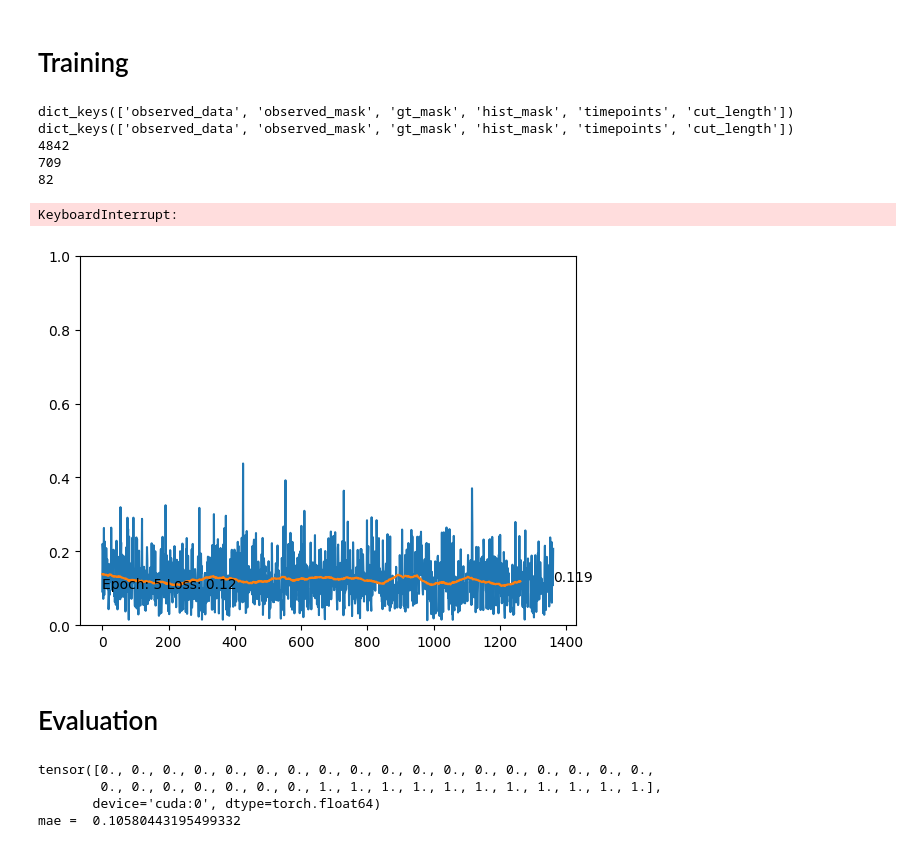
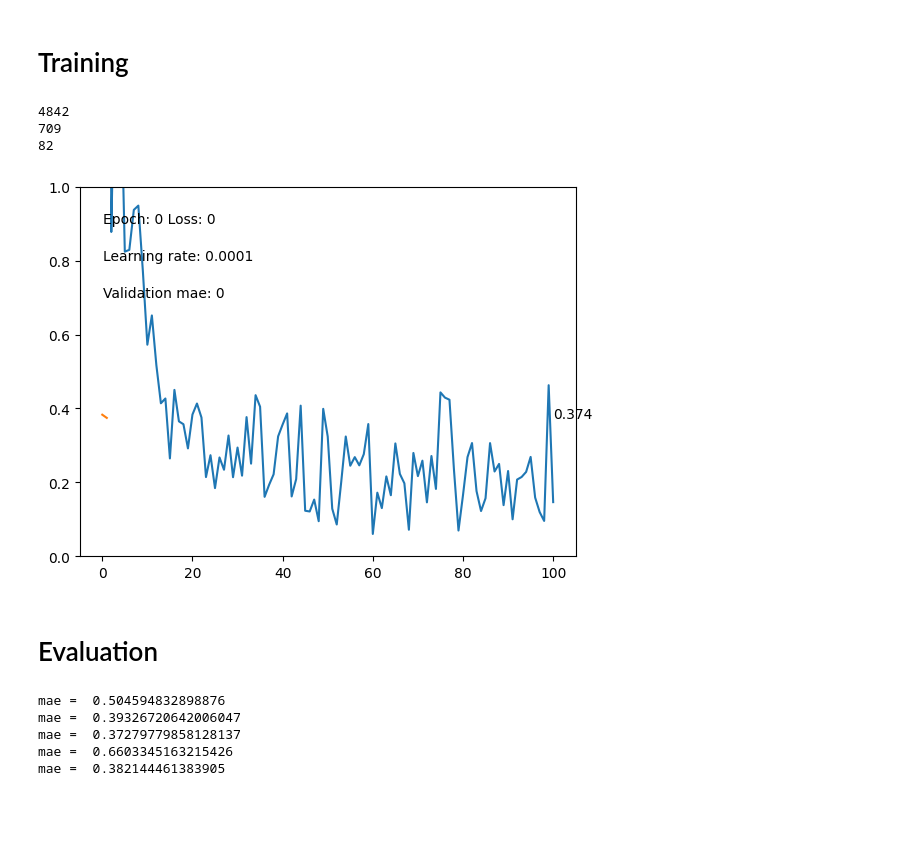
Before and after one commit to McKnightA/CSDI-for-DL-Project, a Jupyter notebook: model_final.ipynb, the cells around one changed output. Saved outputs shown, nothing was run; the diff lists cells and outputs as text; code cells hidden in the pictures; blank space fills up the shorter version.

Commit message:
added validation and test loops

```diff
--- a/model_final.ipynb
+++ b/model_final.ipynb
@@ -224,7 +201,7 @@ def get_dataloader(batch_size, device, validindex=0):
     )
     dataset_valid = PM25_Dataset(mode="valid", validindex=validindex)
     valid_loader = DataLoader(
-        dataset_valid, batch_size=batch_size, num_workers=1, shuffle=False
+        dataset_valid, batch_size=batch_size, num_workers=1, shuffle=True
     )
 
     scaler = torch.from_numpy(dataset.train_std).to(device).float()
@@ -871,8 +848,9 @@ class diffusion_imputation(nn.Module):
 
             imputed_samples = x.detach()
 
+        mae = torch.mean(torch.abs(data[imputation_mask !=0] - imputed_samples[imputation_mask !=0])).item()
         if verbose == True:
-            print("mae = ", torch.mean(torch.abs(data[imputation_mask !=0] - imputed_samples[imputation_mask !=0])).item())
+            print("mae = ", mae)
         # data_to_print = data[imputation_mask !=0]
         # imputed_samples_to_print = imputed_samples[imputation_mask !=0]
         # print("data:", data_to_print)
@@ -880,7 +858,7 @@ class diffusion_imputation(nn.Module):
         # print("absolute difference in the first 100 : ", torch.abs(data_to_print - imputed_samples_to_print)[:100])
         # print("mae = ", torch.mean(torch.abs(data_to_print - imputed_samples_to_print)).item())
 
-        return(imputed_samples, data, imputation_mask)
+        return(imputed_samples, data, imputation_mask, mae)
 # %% [markdown]
 # Training
 # %%
@@ -947,13 +946,6 @@ def train(model, data_loader, epochs, lr, loss_func, device = "cuda", verbose =
 
     return(model, loss_list)
 # %%
-data_loader_model = get_dataloader(20, "cuda")
-len(data_loader_model[0])
-for i, thing in enumerate(data_loader_model[0]):
-    print(thing.keys())
-    if i > 0:
-        break
-
 train_set = PM25_Dataset(mode="train")
 valid_set = PM25_Dataset(mode="valid")
 test_set  = PM25_Dataset(mode="test")
@@ -961,15 +953,16 @@ test_set  = PM25_Dataset(mode="test")
 print(len(train_set))
 print(len(valid_set))
 print(len(test_set))
+
+data_loader_model = get_dataloader(10, "cuda")[0]
+data_loader_validation = get_dataloader(10, "cuda")[1]
 # %% [output]
-dict_keys(['observed_data', 'observed_mask', 'gt_mask', 'hist_mask', 'timepoints', 'cut_length'])
-dict_keys(['observed_data', 'observed_mask', 'gt_mask', 'hist_mask', 'timepoints', 'cut_length'])
 4842
 709
 82
 # %%
 diffusion_imputer = diffusion_imputation(emb_dim = 128,
-                                         strategy='forecasting',
+                                         strategy='random',
                                          num_residual_layers=4,
                                          missing_prp= 0.1,
                                          diffusion_steps= 50,
@@ -977,15 +970,22 @@ diffusion_imputer = diffusion_imputation(emb_dim = 128,
                                          num_heads=8,
                                          ff_dim=4096,
                                          num_cells = 2,
-                                         dropout=0.0,
+                                         dropout=0.05,
                                          device="cuda")
 
 # data = torch.ones((10,10,10)).to("cuda")
 # diffusion_imputer(data, strategy='random')
 # %%
-train(diffusion_imputer, data_loader_model[0], epochs = 100, lr = 0.00001, loss_func = diffusion_imputer.loss_func)
+train(
+    diffusion_imputer,
+    data_loader_model,
+    data_loader_validation,
+    epochs = 10,
+    lr = 0.0001,
+    loss_func = diffusion_imputer.loss_func,
+    validation_frequency=2,
+    validation_prp=10)
 # %% [output]
-KeyboardInterrupt:
-[figure, old version]
+[figure, new version]
 # %%
 #save the entire model for further training
@@ -997,22 +1000,34 @@ diffusion_imputer = torch.load("diffusion_imputer.pt")
 # %%
 #let's try to impute the data
-test_data = torch.tensor(test_set[1]["observed_data"]).to("cuda").unsqueeze(0)
-imputation_mask = diffusion_imputation.get_mask(diffusion_imputer, test_data, "forecasting").to("cuda")
+#test_data = torch.tensor(test_set[1]["observed_data"]).to("cuda").unsqueeze(0)
+imputed_samples = torch.tensor([]).to("cuda")
+data = torch.tensor([]).to("cuda")
+imputation_mask = torch.tensor([]).to("cuda")
+
+for i, batch in enumerate(data_loader_test[2]):
+            test_data = batch["observed_data"].to("cuda")
+            imputation_mask = diffusion_imputation.get_mask(diffusion_imputer, test_data, "random").to("cuda")
+            imputed_step, data_step, imputation_mask_step = diffusion_imputation.eval(diffusion_imputer, test_data, imputation_mask)
+            imputed_samples = torch.cat((imputed_samples, imputed_step), dim = 0)
+            data = torch.cat((data, data_step), dim = 0)
+            imputation_mask = torch.cat((imputation_mask, imputation_mask_step), dim = 0)
+
 #print(test_data[test_data * imputation_mask != 0])
 #imputation_mask =  torch.zeros_like(test_data.unsqueeze(3)).to("cuda")
 #imputation_mask[:, 34:35, :, :] = 1
 #imputation_mask = imputation_mask.squeeze(3)
 # given_points = test_data * (1-imputation_mask)
 # eval_points = test_data * imputation_mask
-print(imputation_mask[0, :, 0])
+#print(imputation_mask[0, :, 0])
 
-#impute the data
-imputed_samples, data, imputation_mask = diffusion_imputation.eval(diffusion_imputer, test_data, imputation_mask)
+#impute the data 100 times and take the median of the imputed values
+#imputed_samples, data, imputation_mask = diffusion_imputation.eval(diffusion_imputer, test_data, imputation_mask)
 #print(imputed_samples)
 
             #print("mae = ", torch.mean(torch.abs(data[imputation_mask !=0] - imputed_samples[imputation_mask !=0])).item())
 # %% [output]
-tensor([0., 0., 0., 0., 0., 0., 0., 0., 0., 0., 0., 0., 0., 0., 0., 0., 0., 0.,
-        0., 0., 0., 0., 0., 0., 0., 1., 1., 1., 1., 1., 1., 1., 1., 1., 1., 1.],
-       device='cuda:0', dtype=torch.float64)
-mae =  0.10580443195499332
+mae =  0.504594832898876
+mae =  0.39326720642006047
+mae =  0.37279779858128137
+mae =  0.6603345163215426
+mae =  0.382144461383905
```
Also changed, not shown: parts of 12 cells of this notebook.
